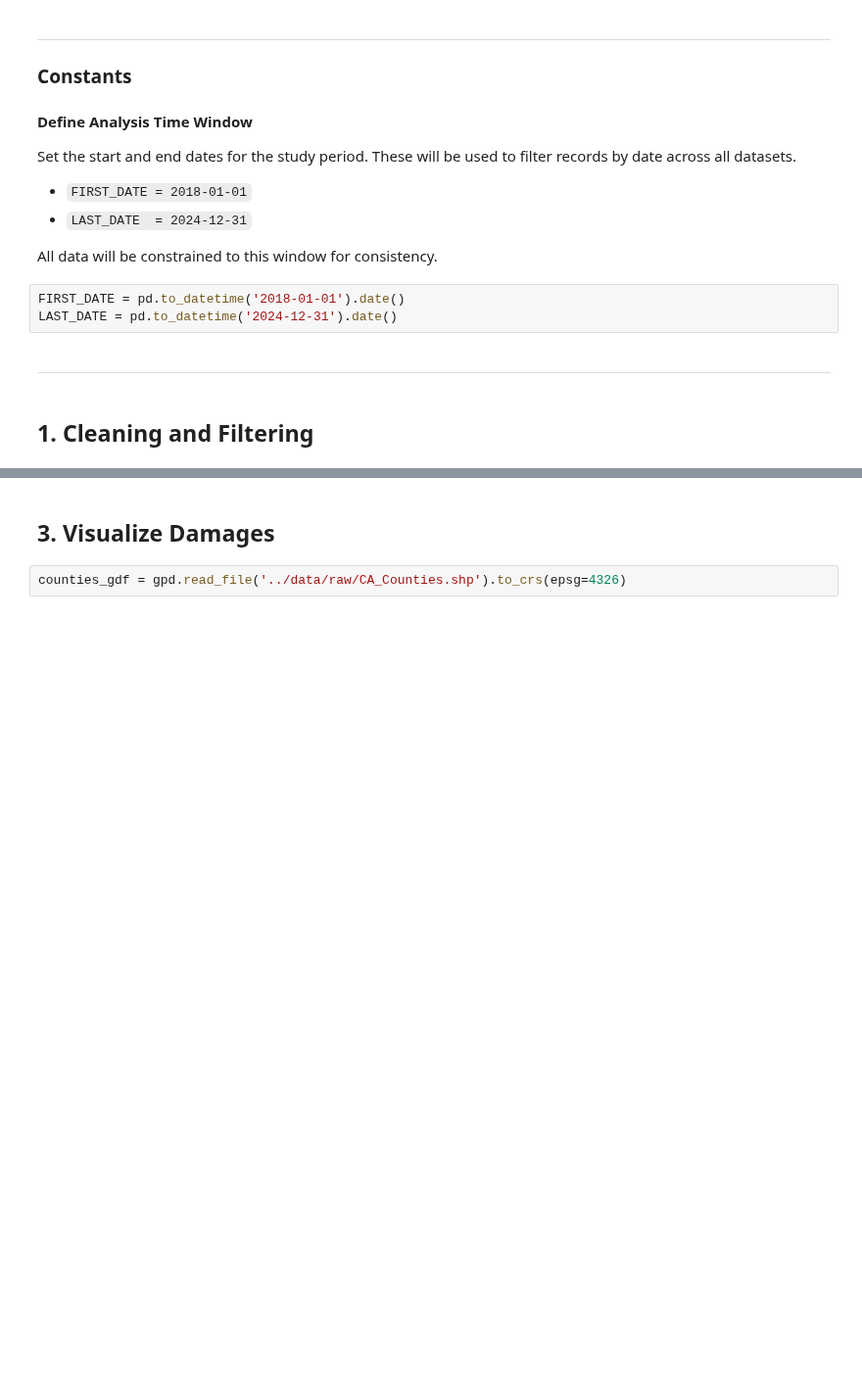
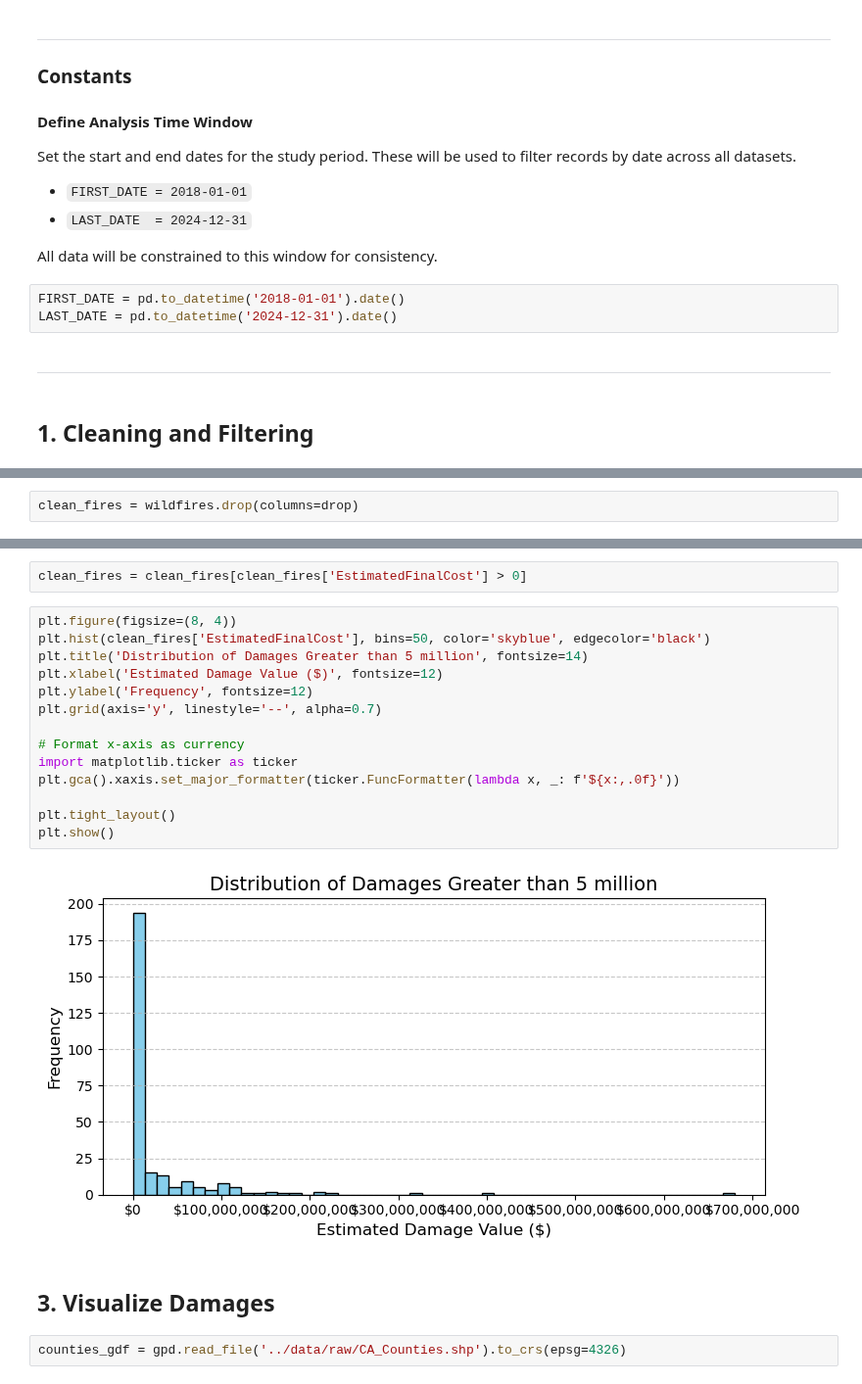
Before and after one commit to dustinlit/California-Wildfire-Ignition-ML-Modeling, a Jupyter notebook: Version2/01_Fire_Damage_Processing.ipynb, the cells around one changed output, grey strips where cells are left out. Shown at 98% size. Saved outputs shown, nothing was run; the diff lists cells and outputs as text; blank space fills up the shorter version.

```diff
--- a/Version2/01_Fire_Damage_Processing.ipynb
+++ b/Version2/01_Fire_Damage_Processing.ipynb
@@ -421,0 +150,2 @@ plt.tight_layout()
+# %%
+clean_fires = wildfires.drop(columns=drop)
@@ -422,3 +172,21 @@ plt.tight_layout()
+# %%
+clean_fires = clean_fires[clean_fires['EstimatedFinalCost'] > 0]
+# %%
+plt.figure(figsize=(8, 4))
+plt.hist(clean_fires['EstimatedFinalCost'], bins=50, color='skyblue', edgecolor='black')
+plt.title('Distribution of Damages Greater than 5 million', fontsize=14)
+plt.xlabel('Estimated Damage Value ($)', fontsize=12)
+plt.ylabel('Frequency', fontsize=12)
+plt.grid(axis='y', linestyle='--', alpha=0.7)
+
+# Format x-axis as currency
+import matplotlib.ticker as ticker
+plt.gca().xaxis.set_major_formatter(ticker.FuncFormatter(lambda x, _: f'${x:,.0f}'))
+
+plt.tight_layout()
+plt.show()
+# %% [output]
+[figure, added]
 # %% [markdown]
 ## 3. Visualize Damages
 # %%
```
Also changed, not shown: parts of 54 cells of this notebook, 6 other files.
